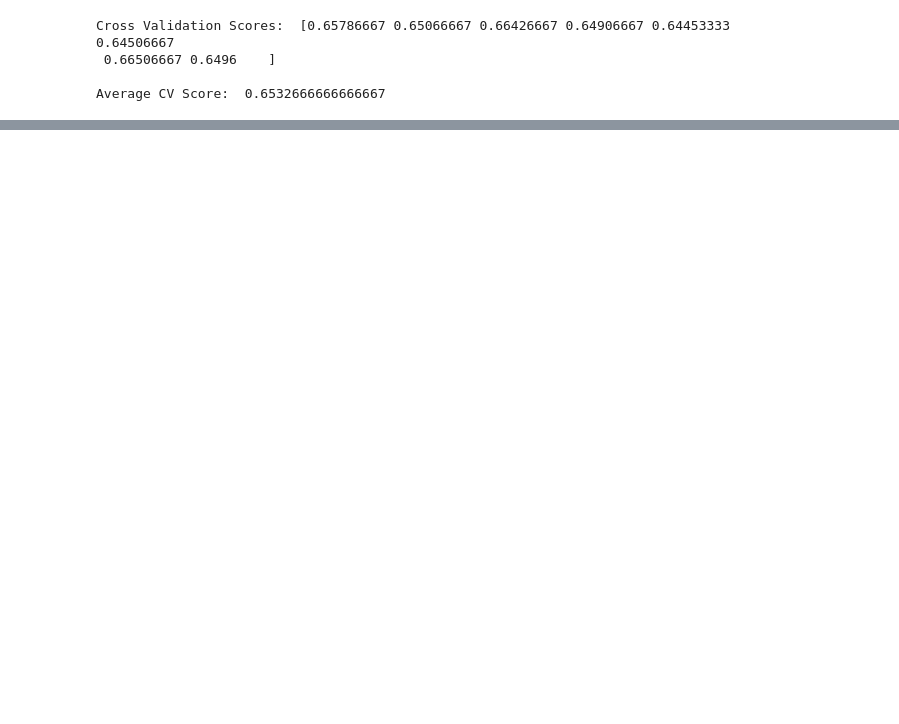
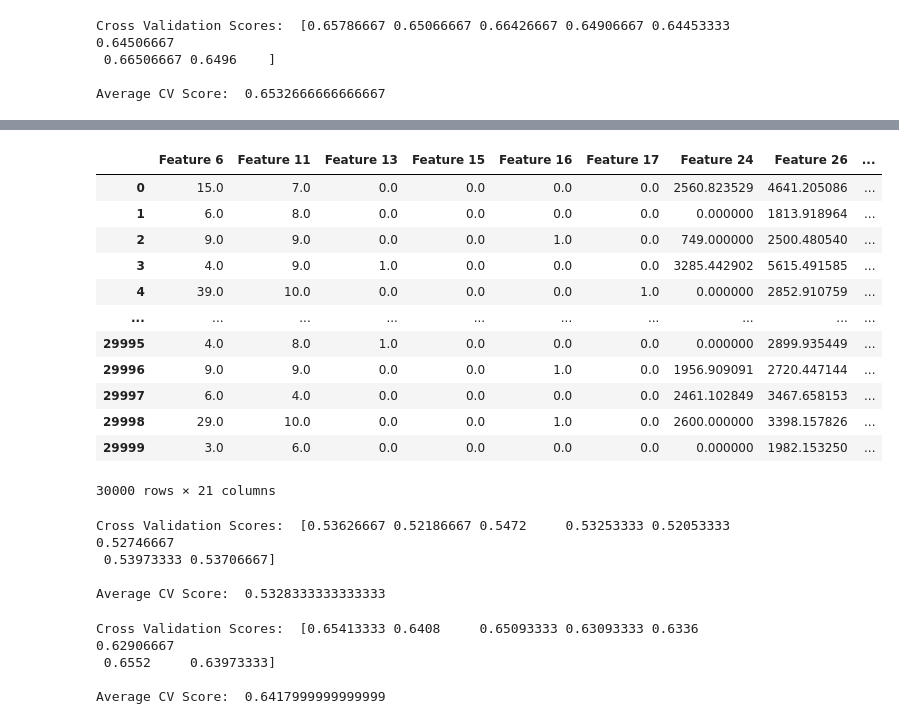
Before and after one commit to lucascheng24/COMP4431_LabAssignment, a Jupyter notebook: A5/COMP4431_A5_Logistic_01.ipynb, the cells around one changed output, grey strips where cells are left out. Cells and saved outputs as stored; diff of their text form; code cells hidden in the pictures; blank space fills up the shorter version.

```diff
--- a/A5/COMP4431_A5_Logistic_01.ipynb
+++ b/A5/COMP4431_A5_Logistic_01.ipynb
@@ -119,0 +260,10 @@ submission.to_csv('assignment_5.csv', index=True, index_label='Id')
+# %%
+df_public =  pd.read_csv('assignment_5_public.csv')
+df_corr = df_public
+# Specify the threshold correlation value for dropping columns
+threshold = 0.07
+
+# Calculate the correlation between each column and the target label
+correlations = df_corr.drop('Label', axis=1).apply(lambda x: x.corr(df_corr['Label']))
+
+correlations
@@ -119,0 +288,53 @@ submission.to_csv('assignment_5.csv', index=True, index_label='Id')
+# %%
+# Identify the columns with correlations below the threshold
+low_corr_columns = correlations[abs(correlations) < threshold].index.tolist()
+
+# Drop the columns with low correlation from the DataFrame
+df_corr = df_corr.drop(low_corr_columns, axis=1)
+
+# Print the updated DataFrame
+df_corr
+# %% [output]
+|  | Feature 6 | Feature 11 | Feature 13 | Feature 15 | Feature 16 | Feature 17 | Feature 24 | Feature 26 | ... |
+| 0 | 15.0 | 7.0 | 0.0 | 0.0 | 0.0 | 0.0 | 2560.823529 | 4641.205086 | ... |
+| 1 | 6.0 | 8.0 | 0.0 | 0.0 | 0.0 | 0.0 | 0.000000 | 1813.918964 | ... |
+| 2 | 9.0 | 9.0 | 0.0 | 0.0 | 1.0 | 0.0 | 749.000000 | 2500.480540 | ... |
+| 3 | 4.0 | 9.0 | 1.0 | 0.0 | 0.0 | 0.0 | 3285.442902 | 5615.491585 | ... |
+| 4 | 39.0 | 10.0 | 0.0 | 0.0 | 0.0 | 1.0 | 0.000000 | 2852.910759 | ... |
+| ... | ... | ... | ... | ... | ... | ... | ... | ... | ... |
+| 29995 | 4.0 | 8.0 | 1.0 | 0.0 | 0.0 | 0.0 | 0.000000 | 2899.935449 | ... |
+| 29996 | 9.0 | 9.0 | 0.0 | 0.0 | 1.0 | 0.0 | 1956.909091 | 2720.447144 | ... |
+| 29997 | 6.0 | 4.0 | 0.0 | 0.0 | 0.0 | 0.0 | 2461.102849 | 3467.658153 | ... |
+| 29998 | 29.0 | 10.0 | 0.0 | 0.0 | 1.0 | 0.0 | 2600.000000 | 3398.157826 | ... |
+| 29999 | 3.0 | 6.0 | 0.0 | 0.0 | 0.0 | 0.0 | 0.000000 | 1982.153250 | ... |
+30000 rows × 21 columns
+# %%
+k_folds = KFold(n_splits = 8)
+# use L2 as penalty
+logisticReg_model = LogisticRegression(solver = 'saga', class_weight = 'balanced', max_iter =300, penalty = 'l1')
+
+
+x_train, y_train = df_corr.drop('Label', axis=1), df_public['Label']
+scores = cross_val_score(logisticReg_model, x_train, y_train, cv = k_folds)
+
+print("Cross Validation Scores: ", scores)
+print("\nAverage CV Score: ", scores.mean())
+# %% [output]
+Cross Validation Scores:  [0.53626667 0.52186667 0.5472     0.53253333 0.52053333 0.52746667
+ 0.53973333 0.53706667]
+
+Average CV Score:  0.5328333333333333
+# %%
+logisticReg_model = LogisticRegression(solver = 'liblinear', class_weight = 'balanced', max_iter =300, penalty = 'l1')
+
+
+x_train, y_train = df_corr.drop('Label', axis=1), df_corr['Label']
+scores = cross_val_score(logisticReg_model, x_train, y_train, cv = k_folds)
+
+print("Cross Validation Scores: ", scores)
+print("\nAverage CV Score: ", scores.mean())
+# %% [output]
+Cross Validation Scores:  [0.65413333 0.6408     0.65093333 0.63093333 0.6336     0.62906667
+ 0.6552     0.63973333]
+
+Average CV Score:  0.6417999999999999
```
Also changed, not shown: parts of 17 cells of this notebook.
